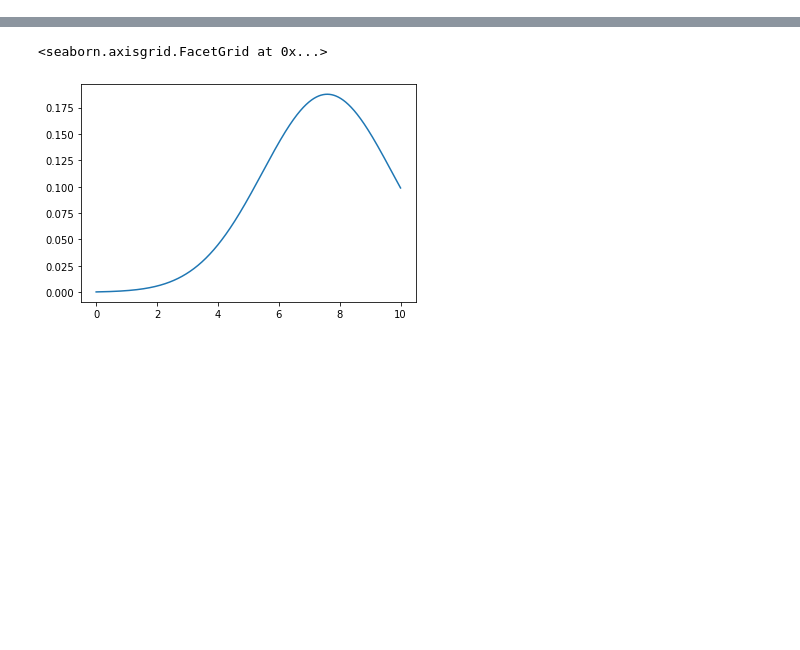
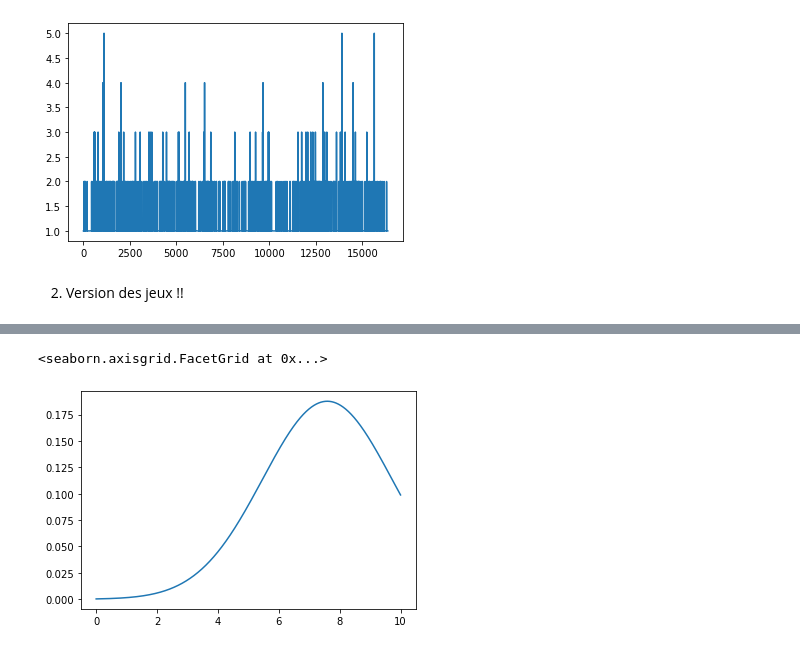
Before and after one commit to Amayas29/review-analysis, a Jupyter notebook: src/data-preprocessing.ipynb, the cells around one changed output, grey strips where cells are left out. Saved outputs shown, nothing was run; the diff lists cells and outputs as text; code cells hidden in the pictures; blank space fills up the shorter version.

```diff
--- a/src/data-preprocessing.ipynb
+++ b/src/data-preprocessing.ipynb
@@ -20,0 +33,9 @@ df_avis.head()
+# %%
+val, counts = np.unique(df_jeux_up["titre"], return_counts=True)
+
+plt.plot(counts)
+plt.show()
+# %% [output]
+[figure, added]
+# %% [markdown]
+2. Version des jeux !!
```
Also changed, not shown: parts of 19 cells of this notebook.
